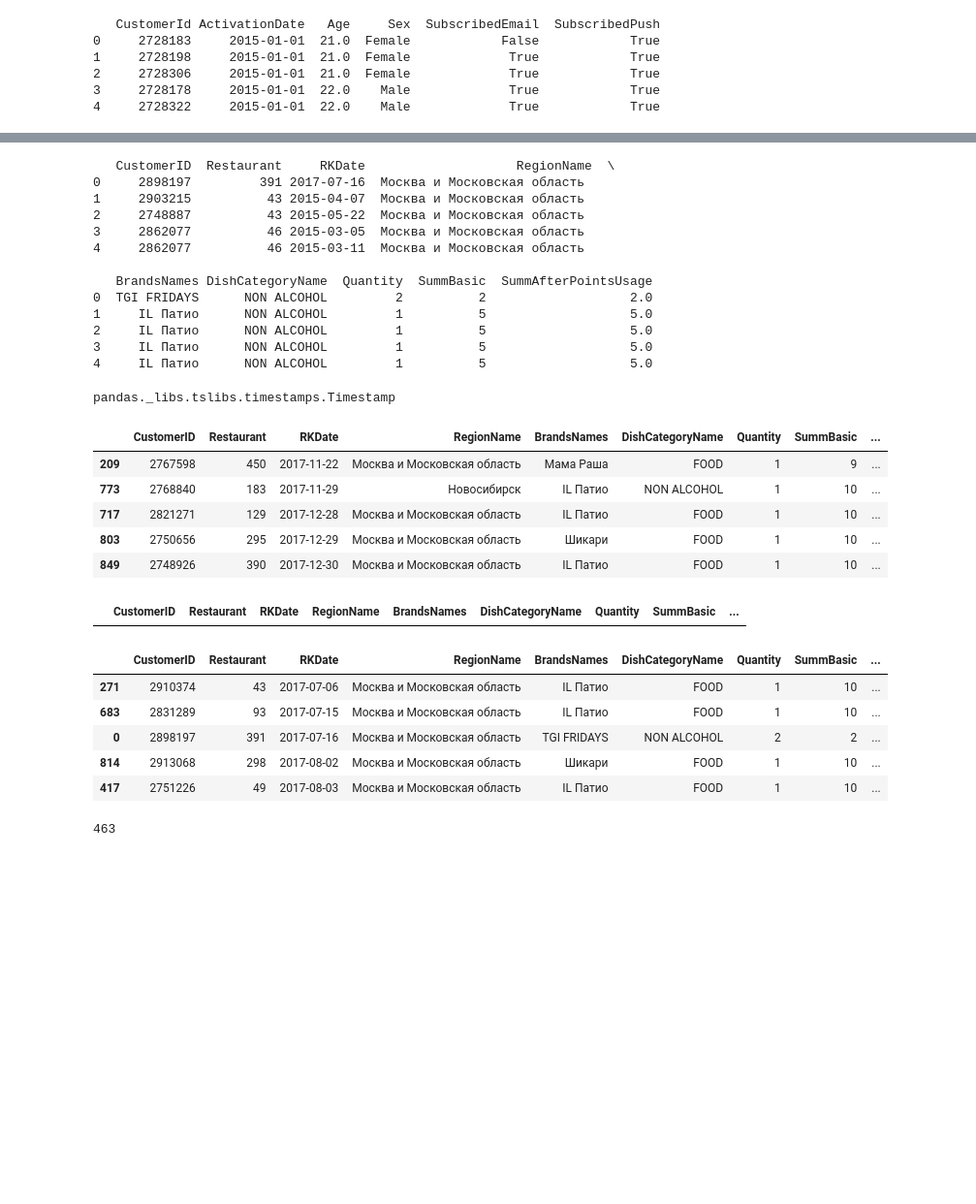
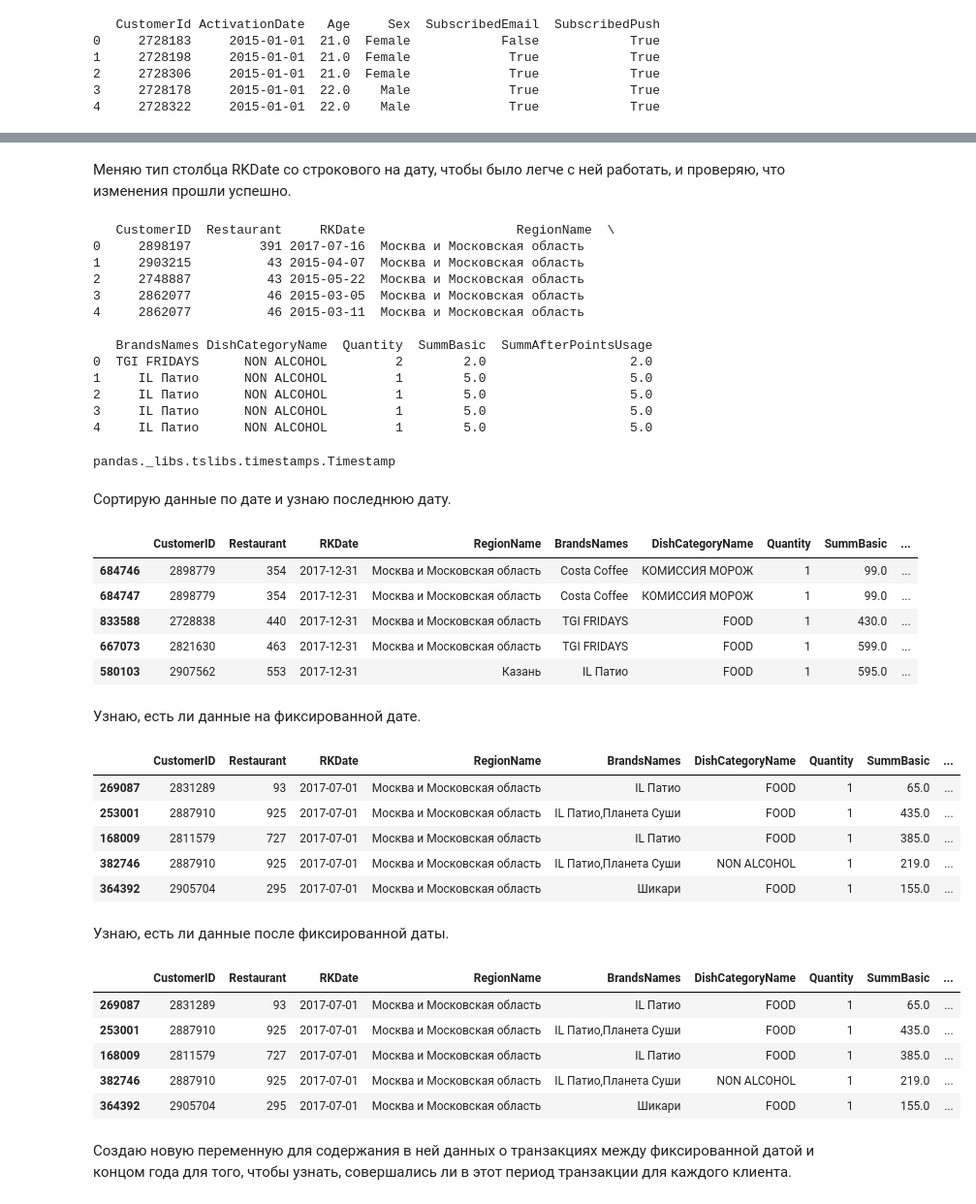
Before and after one commit to Aranteus/Python, a Jupyter notebook: Machine Learning Jupyter Notebook/Lab1.ipynb, the cells around one changed output, grey strips where cells are left out. Shown at 97% size. Drawn from its saved outputs; the diff is of its cells as text; code cells hidden in the pictures; blank space fills up the shorter version.

Commit message:
Add files via upload
Настройка фич, удаление неправдоподобных данных, построение и обучение модели.

```diff
--- a/Machine Learning Jupyter Notebook/Lab1.ipynb
+++ b/Machine Learning Jupyter Notebook/Lab1.ipynb
@@ -11,7 +29,7 @@ print(data_person.head())
 3     2728178     2015-01-01  22.0    Male             True            True
 4     2728322     2015-01-01  22.0    Male             True            True
 # %%
-data_transact = pd.read_csv("casc-resto-small.csv")
+data_transact = pd.read_csv("casc-resto.csv", sep = ';', decimal = ',')
 print(data_transact.head())
 # %% [output]
    CustomerID  Restaurant      RKDate                    RegionName  \
@@ -64,3 +109,5 @@ data_transact[data_transact.SummAfterPointsUsage > data_transact.SummBasic]
+# %% [markdown]
+Меняю тип столбца RKDate со строкового на дату, чтобы было легче с ней работать, и проверяю, что изменения прошли успешно.
 # %%
 data_transact.RKDate = pd.to_datetime(data_transact.RKDate)
 print(data_transact.head())
@@ -74,36 +121,48 @@ type(data_transact.RKDate[0])
 4     2862077          46 2015-03-11  Москва и Московская область
 
    BrandsNames DishCategoryName  Quantity  SummBasic  SummAfterPointsUsage
-0  TGI FRIDAYS      NON ALCOHOL         2          2                   2.0
-1     IL Патио      NON ALCOHOL         1          5                   5.0
-2     IL Патио      NON ALCOHOL         1          5                   5.0
-3     IL Патио      NON ALCOHOL         1          5                   5.0
-4     IL Патио      NON ALCOHOL         1          5                   5.0
+0  TGI FRIDAYS      NON ALCOHOL         2        2.0                   2.0
+1     IL Патио      NON ALCOHOL         1        5.0                   5.0
+2     IL Патио      NON ALCOHOL         1        5.0                   5.0
+3     IL Патио      NON ALCOHOL         1        5.0                   5.0
+4     IL Патио      NON ALCOHOL         1        5.0                   5.0
 pandas._libs.tslibs.timestamps.Timestamp
+# %% [markdown]
+Сортирую данные по дате и узнаю последнюю дату.
 # %%
 data_transact = data_transact.sort_values("RKDate")
 data_transact.tail()
 # %% [output]
 |  | CustomerID | Restaurant | RKDate | RegionName | BrandsNames | DishCategoryName | Quantity | SummBasic | ... |
-| 209 | 2767598 | 450 | 2017-11-22 | Москва и Московская область | Мама Раша | FOOD | 1 | 9 | ... |
-| 773 | 2768840 | 183 | 2017-11-29 | Новосибирск | IL Патио | NON ALCOHOL | 1 | 10 | ... |
-| 717 | 2821271 | 129 | 2017-12-28 | Москва и Московская область | IL Патио | FOOD | 1 | 10 | ... |
-| 803 | 2750656 | 295 | 2017-12-29 | Москва и Московская область | Шикари | FOOD | 1 | 10 | ... |
-| 849 | 2748926 | 390 | 2017-12-30 | Москва и Московская область | IL Патио | FOOD | 1 | 10 | ... |
+| 684746 | 2898779 | 354 | 2017-12-31 | Москва и Московская область | Costa Coffee | КОМИССИЯ МОРОЖ | 1 | 99.0 | ... |
+| 684747 | 2898779 | 354 | 2017-12-31 | Москва и Московская область | Costa Coffee | КОМИССИЯ МОРОЖ | 1 | 99.0 | ... |
+| 833588 | 2728838 | 440 | 2017-12-31 | Москва и Московская область | TGI FRIDAYS | FOOD | 1 | 430.0 | ... |
+| 667073 | 2821630 | 463 | 2017-12-31 | Москва и Московская область | TGI FRIDAYS | FOOD | 1 | 599.0 | ... |
+| 580103 | 2907562 | 553 | 2017-12-31 | Казань | IL Патио | FOOD | 1 | 595.0 | ... |
+# %% [markdown]
+Узнаю, есть ли данные на фиксированной дате.
 # %%
-data_transact[data_transact.RKDate == pd.to_datetime('2017-07-01')].head()
+fix_date = pd.to_datetime('2017-07-01')
+data_transact[data_transact.RKDate == fix_date].head()
 # %% [output]
 |  | CustomerID | Restaurant | RKDate | RegionName | BrandsNames | DishCategoryName | Quantity | SummBasic | ... |
+| 269087 | 2831289 | 93 | 2017-07-01 | Москва и Московская область | IL Патио | FOOD | 1 | 65.0 | ... |
+| 253001 | 2887910 | 925 | 2017-07-01 | Москва и Московская область | IL Патио,Планета Суши | FOOD | 1 | 435.0 | ... |
+| 168009 | 2811579 | 727 | 2017-07-01 | Москва и Московская область | IL Патио | FOOD | 1 | 385.0 | ... |
+| 382746 | 2887910 | 925 | 2017-07-01 | Москва и Московская область | IL Патио,Планета Суши | NON ALCOHOL | 1 | 219.0 | ... |
+| 364392 | 2905704 | 295 | 2017-07-01 | Москва и Московская область | Шикари | FOOD | 1 | 155.0 | ... |
+# %% [markdown]
+Узнаю, есть ли данные после фиксированной даты.
 # %%
-data_transact[data_transact.RKDate >= pd.to_datetime('2017-07-01')].head()
+data_transact[data_transact.RKDate >= fix_date].head()
 # %% [output]
 |  | CustomerID | Restaurant | RKDate | RegionName | BrandsNames | DishCategoryName | Quantity | SummBasic | ... |
-| 271 | 2910374 | 43 | 2017-07-06 | Москва и Московская область | IL Патио | FOOD | 1 | 10 | ... |
-| 683 | 2831289 | 93 | 2017-07-15 | Москва и Московская область | IL Патио | FOOD | 1 | 10 | ... |
-| 0 | 2898197 | 391 | 2017-07-16 | Москва и Московская область | TGI FRIDAYS | NON ALCOHOL | 2 | 2 | ... |
-| 814 | 2913068 | 298 | 2017-08-02 | Москва и Московская область | Шикари | FOOD | 1 | 10 | ... |
-| 417 | 2751226 | 49 | 2017-08-03 | Москва и Московская область | IL Патио | FOOD | 1 | 10 | ... |
+| 269087 | 2831289 | 93 | 2017-07-01 | Москва и Московская область | IL Патио | FOOD | 1 | 65.0 | ... |
+| 253001 | 2887910 | 925 | 2017-07-01 | Москва и Московская область | IL Патио,Планета Суши | FOOD | 1 | 435.0 | ... |
+| 168009 | 2811579 | 727 | 2017-07-01 | Москва и Московская область | IL Патио | FOOD | 1 | 385.0 | ... |
+| 382746 | 2887910 | 925 | 2017-07-01 | Москва и Московская область | IL Патио,Планета Суши | NON ALCOHOL | 1 | 219.0 | ... |
+| 364392 | 2905704 | 295 | 2017-07-01 | Москва и Московская область | Шикари | FOOD | 1 | 155.0 | ... |
+# %% [markdown]
+Создаю новую переменную для содержания в ней данных о транзакциях между фиксированной датой и концом года для того, чтобы узнать, совершались ли в этот период транзакции для каждого клиента.
 # %%
-rkdate = data_transact.RKDate[(data_transact.RKDate >= pd.to_datetime('2017-07-01')) & (data_transact.RKDate <= pd.to_datetime('2017-12-31'))]
+rkdate = data_transact.RKDate[(data_transact.RKDate >= fix_date) & (data_transact.RKDate <= pd.to_datetime('2017-12-31'))]
-# %% [output]
-463
```
Also changed, not shown: parts of 43 cells of this notebook.
